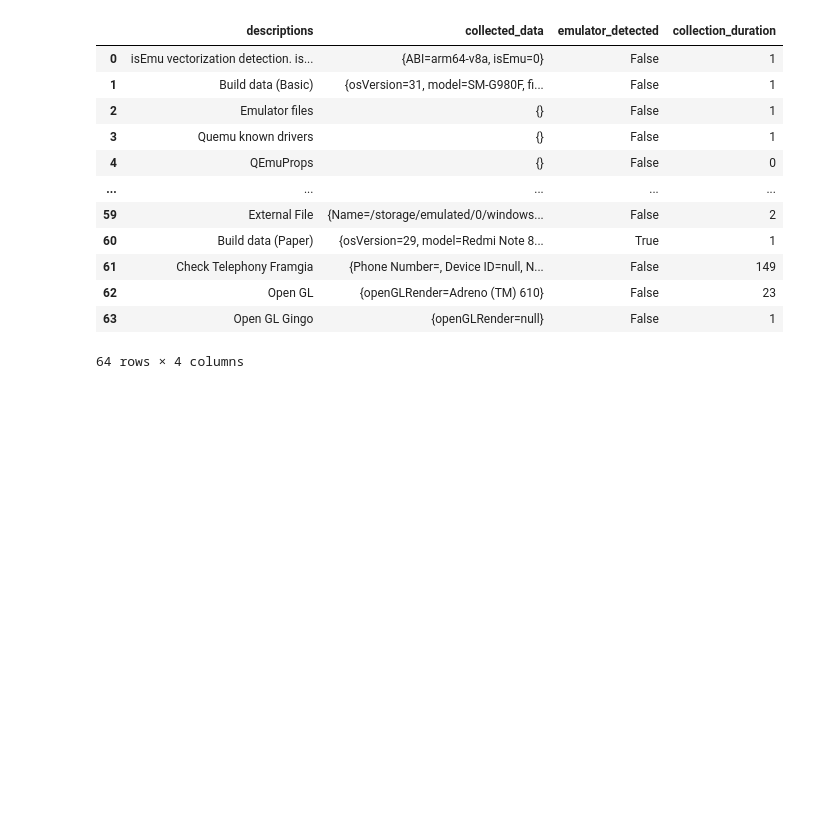
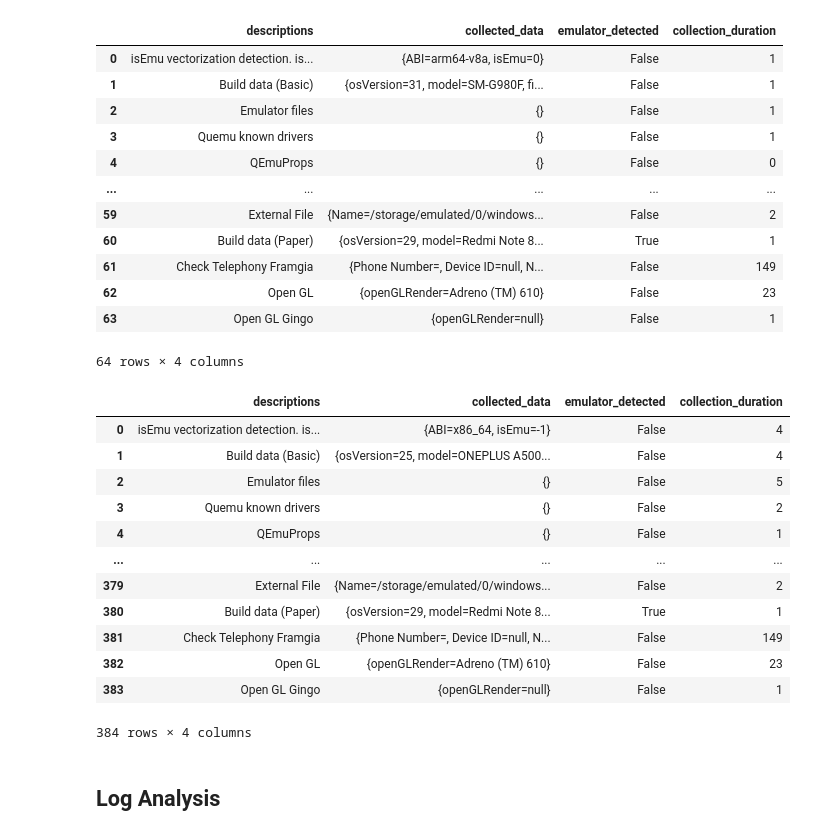
Before and after one commit to Lucas-CardosoO/android-emulator-detector, a Jupyter notebook: notebooks/EmulatorAnalysis.ipynb, the cells around one changed output. Drawn from its saved outputs; the diff is of its cells as text; code cells hidden in the pictures; blank space fills up the shorter version.

Commit message:
feat(notebooks): begin analysis

```diff
--- a/notebooks/EmulatorAnalysis.ipynb
+++ b/notebooks/EmulatorAnalysis.ipynb
@@ -70,6 +77,7 @@ display(bluestacks_df)
 80 rows × 4 columns
 # %%
 android_studio_df = get_dataframe_from_dir("Android Studio")
+android_studio_log_count = log_count("Android Studio")
 display(android_studio_df)
 # %% [output]
 |  | descriptions | collected_data | emulator_detected | collection_duration |
@@ -87,6 +95,7 @@ display(android_studio_df)
 80 rows × 4 columns
 # %%
 genymotion_df = get_dataframe_from_dir("Genymotion")
+genymotion_log_count = log_count("Genymotion")
 display(genymotion_df)
 # %% [output]
 |  | descriptions | collected_data | emulator_detected | collection_duration |
@@ -104,6 +113,7 @@ display(genymotion_df)
 80 rows × 4 columns
 # %%
 nox_df = get_dataframe_from_dir("Nox")
+nox_log_count = log_count("Nox")
 display(nox_df)
 # %% [output]
 |  | descriptions | collected_data | emulator_detected | collection_duration |
@@ -121,6 +131,7 @@ display(nox_df)
 80 rows × 4 columns
 # %%
 real_devices_df = get_dataframe_from_dir("User Logs")
+real_devices_log_count = log_count("User Logs")
 display(real_devices_df)
 # %% [output]
 |  | descriptions | collected_data | emulator_detected | collection_duration |
@@ -136,3 +147,25 @@ display(real_devices_df)
 | 62 | Open GL | {openGLRender=Adreno (TM) 610} | False | 23 |
 | 63 | Open GL Gingo | {openGLRender=null} | False | 1 |
 64 rows × 4 columns
+# %%
+total_log_count = bluestacks_log_count + android_studio_log_count + nox_log_count + genymotion_log_count + real_devices_log_count
+total_log_count
+
+total_df = pd.concat([bluestacks_df, android_studio_df, nox_df, genymotion_df, real_devices_df], ignore_index=True)
+display(total_df)
+# %% [output]
+|  | descriptions | collected_data | emulator_detected | collection_duration |
+| 0 | isEmu vectorization detection. is... | {ABI=x86_64, isEmu=-1} | False | 4 |
+| 1 | Build data (Basic) | {osVersion=25, model=ONEPLUS A500... | False | 4 |
+| 2 | Emulator files | {} | False | 5 |
+| 3 | Quemu known drivers | {} | False | 2 |
+| 4 | QEmuProps | {} | False | 1 |
+| ... | ... | ... | ... | ... |
+| 379 | External File | {Name=/storage/emulated/0/windows... | False | 2 |
+| 380 | Build data (Paper) | {osVersion=29, model=Redmi Note 8... | True | 1 |
+| 381 | Check Telephony Framgia | {Phone Number=, Device ID=null, N... | False | 149 |
+| 382 | Open GL | {openGLRender=Adreno (TM) 610} | False | 23 |
+| 383 | Open GL Gingo | {openGLRender=null} | False | 1 |
+384 rows × 4 columns
+# %% [markdown]
+## Log Analysis
```
Also changed, not shown: parts of 20 cells of this notebook.
